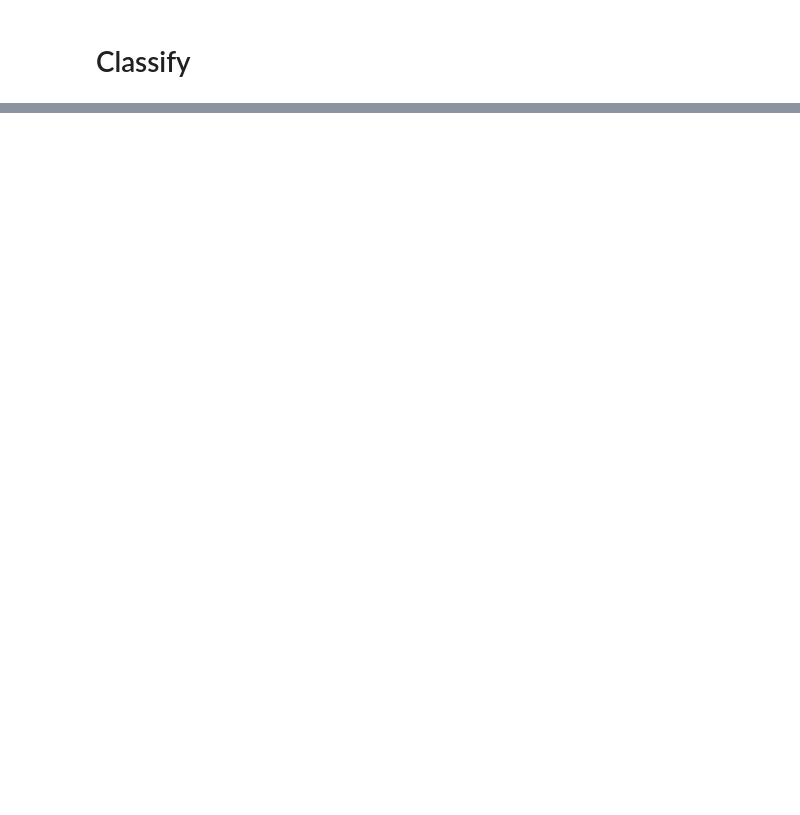
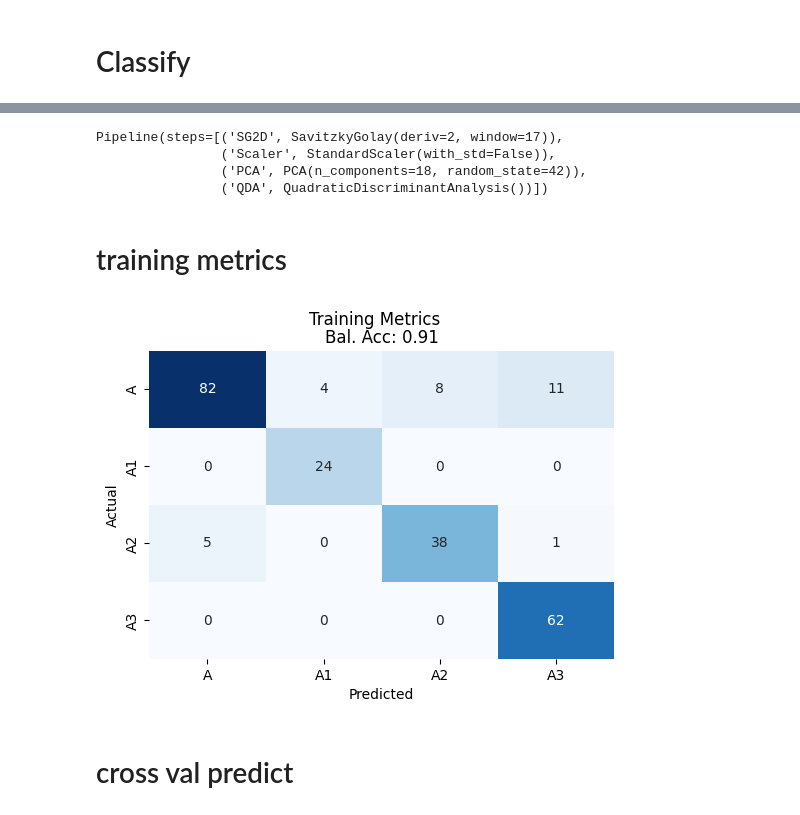
Before and after one commit to ryan-soh-pprint/DS_template, a Jupyter notebook: notebooks/04_train_classify.ipynb, the cells around one changed output, grey strips where cells are left out. Cells and saved outputs as stored; diff of their text form; code cells hidden in the pictures; blank space fills up the shorter version.

```diff
--- a/notebooks/04_train_classify.ipynb
+++ b/notebooks/04_train_classify.ipynb
@@ -19,8 +19,13 @@ import pickle as pkl
 pd.set_option("display.max_columns", None)
 pd.set_option("display.width", None)
 # %%
-data_dir = "../data/raw"
-raw_df = pd.read_csv(f"{data_dir}/spectra.csv")
-label_df = pd.read_csv(f"{data_dir}/label.csv")
+raw_folder_path = "../data/raw"
+raw_csv = f"{raw_folder_path}/spectra_241016.csv"
+raw_df = pd.read_csv(raw_csv)
+
+label_csv = f"{raw_folder_path}/label_241016.csv"
+label_df = pd.read_csv(label_csv)
+
+label_df = label_df.pivot(index=['lot_id','lot_name'],columns='property_name',values='property_value').reset_index()
 
 raw_df.shape, label_df.shape
@@ -56,3 +106,12 @@ AutoML v4: SNV-Scaler-SVC
+# %%
+trainer.get_pipeline()
+# %% [output]
+Pipeline(steps=[('SG2D', SavitzkyGolay(deriv=2, window=17)),
+                ('Scaler', StandardScaler(with_std=False)),
+                ('PCA', PCA(n_components=18, random_state=42)),
+                ('QDA', QuadraticDiscriminantAnalysis())])
+# %% [markdown]
+# training metrics
 # %%
 grouped_X = X_train.groupby(X_train.index).mean()
 grouped_y = y_train_encoded.groupby(y_train_encoded.index).mean()
@@ -78,0 +120,32 @@ cnfm_settings = {
+# %%
+cnfm = confusion_matrix(grouped_y, train_pred)
+bal_acc = balanced_accuracy_score(grouped_y, train_pred)
+
+fig = plt.figure(figsize = (6, 4))
+fig.suptitle("Training Metrics")
+ax = fig.add_subplot(111)
+
+cnfm_settings = {
+    "cmap": "Blues",
+    "cbar": None,
+    "annot": True,
+    "fmt": ".0f",
+    "xticklabels": encoder.classes_,
+    "yticklabels": encoder.classes_,
+}
+
+ax.set_title(f"Bal. Acc: {bal_acc:.2f}")
+sns.heatmap(
+    cnfm,
+    ax = ax,
+    **cnfm_settings
+)
+
+ax.set_xlabel('Predicted')
+ax.set_ylabel('Actual')
+# plt.tight_layout()
+plt.show()
+# %% [output]
+[figure, added]
+# %% [markdown]
+# cross val predict
```
Also changed, not shown: parts of 17 cells of this notebook.
